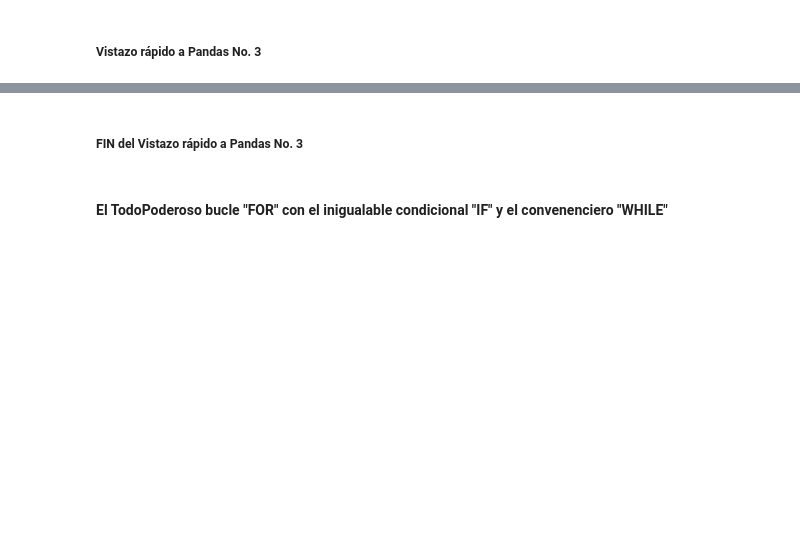
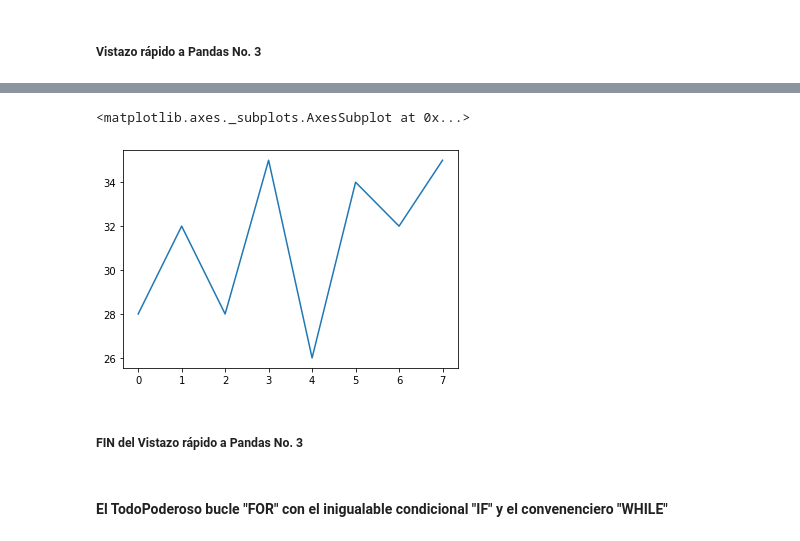
Before and after one commit to Sivlemx/Intro-Python-DataScience, a Jupyter notebook: Python-Clase-1.ipynb, the cells around one changed output, grey strips where cells are left out. Drawn from its saved outputs; the diff is of its cells as text; code cells hidden in the pictures; blank space fills up the shorter version.

```diff
--- a/Python-Clase-1.ipynb
+++ b/Python-Clase-1.ipynb
@@ -796,7 +894,10 @@ curso = {'Integrantes':['Javier', 'Olivia', 'Flora', 'Gabriel', 'Luis', 'Josué'
          'Categorica':np.random.randint(0, 1000, size=(8))} # Variable categorica PARES == SI IMPARES == NO
 # %%
 df = pd.DataFrame(curso)
-df
+df.Edad.plot()
+# %% [output]
+<matplotlib.axes._subplots.AxesSubplot at 0x...>
+[figure, added]
 # %% [markdown]
 ##### FIN del Vistazo rápido a Pandas No. 3
 # %% [markdown]
```
Also changed, not shown: parts of 54 cells of this notebook.
